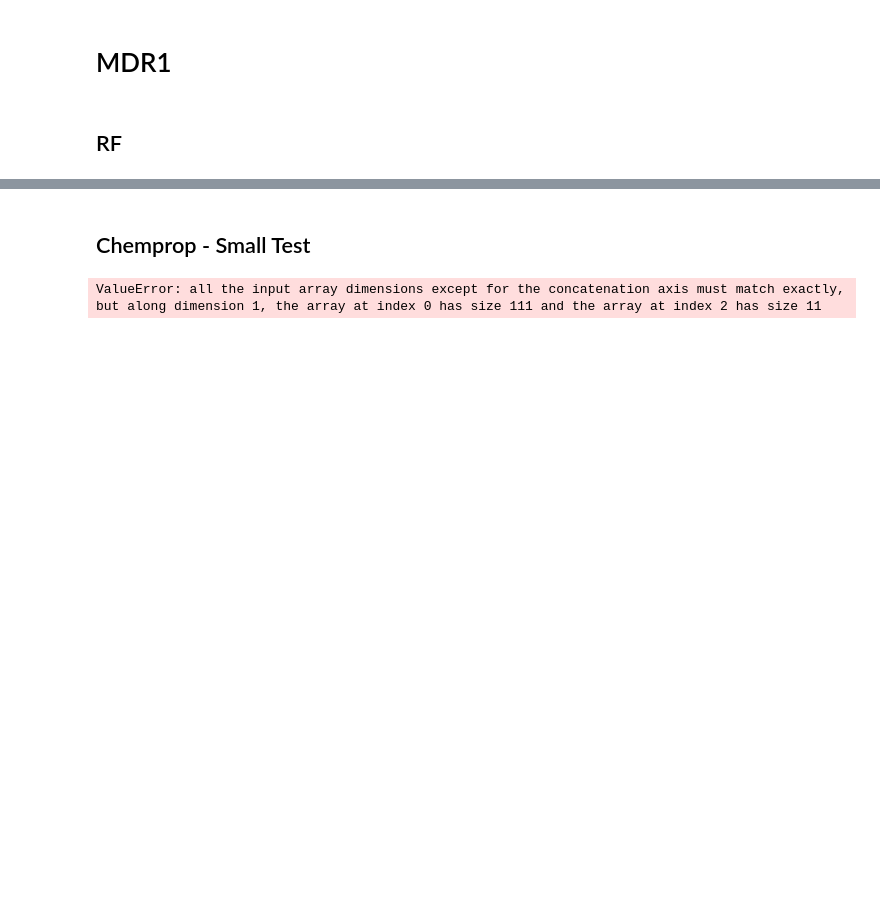
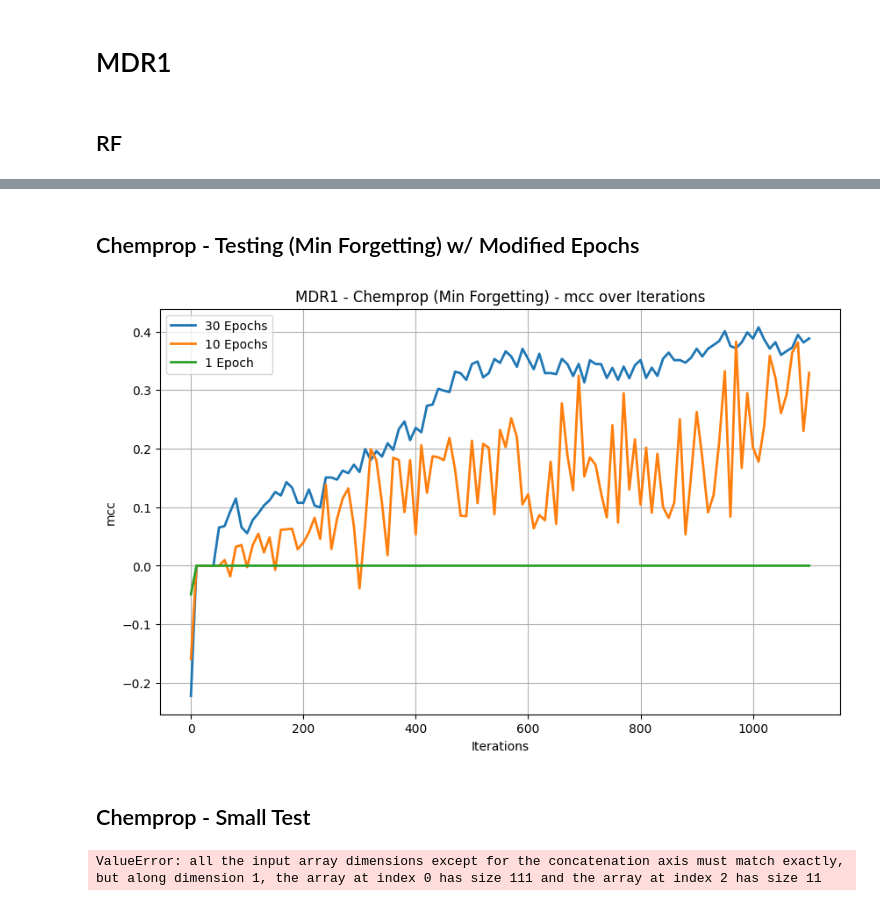
Before and after one commit to davidnt13/MolALKit, a Jupyter notebook: plot_smal_data.ipynb, the cells around one changed output, grey strips where cells are left out. Drawn from its saved outputs; the diff is of its cells as text; code cells hidden in the pictures; blank space fills up the shorter version.

```diff
--- a/plot_smal_data.ipynb
+++ b/plot_smal_data.ipynb
@@ -144,6 +144,44 @@ plot_dfs_metric_with_band(
 )
 # %% [output]
 [figure]
+# %% [markdown]
+## Chemprop - Testing (Min Forgetting) w/ Modified Epochs
+# %%
+# mdr1: 30 epochs
+mdr1_exp_cp_30_minf1 = pd.read_csv("./test data/mdr1/cp_dmpnn/mdr1_cp_minf/al_traj.csv")
+mdr1_exp_cp_30_minf1.dropna(inplace=True)
+
+# 10 epochs
+mdr1_exp_cp_10_minf1 = pd.read_csv("./test data/mdr1/cp_dmpnn_test_10_epochs_nomorgan/mdr1_cp_minf/al_traj.csv")
+mdr1_exp_cp_10_minf1.dropna(inplace=True)
+
+# 1 epoch
+mdr1_exp_cp_1_minf1 = pd.read_csv("./test data/mdr1/cp_dmpnn_test_one_epoch/mdr1_cp_minf/al_traj.csv")
+mdr1_exp_cp_1_minf1.dropna(inplace=True)
+# %%
+dfs_mdr1_30_epochs = [
+    mdr1_exp_cp_30_minf1
+]
+
+dfs_mdr1_10_epochs = [
+    mdr1_exp_cp_10_minf1
+]
+
+dfs_mdr1_1_epoch = [
+    mdr1_exp_cp_1_minf1
+]
+plot_dfs_metric_with_band(
+    [
+        (dfs_mdr1_30_epochs, "30 Epochs"),
+        (dfs_mdr1_10_epochs, "10 Epochs"),
+        (dfs_mdr1_1_epoch, "1 Epoch")
+    ],
+    metric="mcc",
+    dataset="MDR1 - Chemprop (Min Forgetting)",
+    x_axis_iters=True
+)
+# %% [output]
+[figure, added]
 # %% [markdown]
 ## Chemprop - Small Test
 # %%
```
Also changed, not shown: 18 other files.
